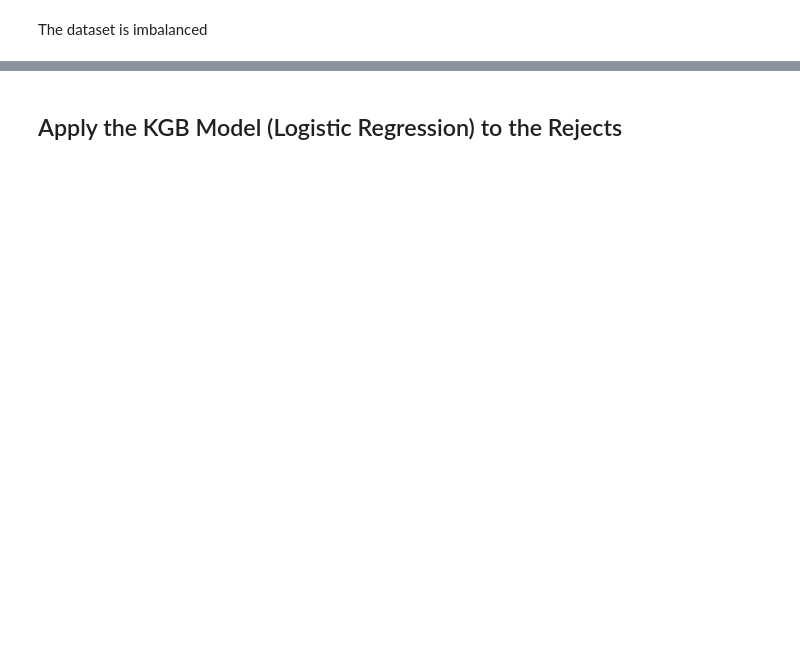
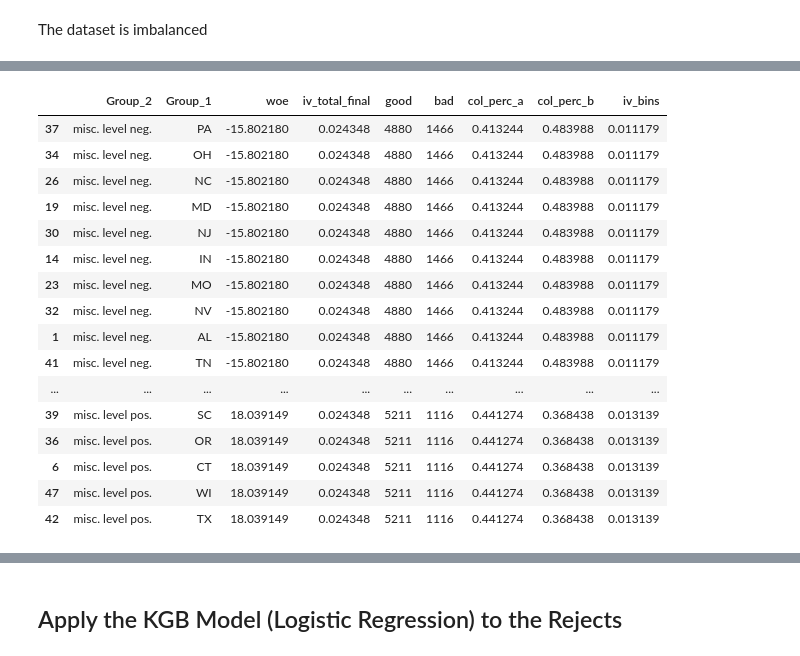
Before and after one commit to AnnaMariaAngelova/Reject_Inference, a Jupyter notebook: RI.ipynb, the cells around one changed output, grey strips where cells are left out. Saved outputs shown, nothing was run; the diff lists cells and outputs as text; code cells hidden in the pictures; blank space fills up the shorter version.

```diff
--- a/RI.ipynb
+++ b/RI.ipynb
@@ -82,3 +108,24 @@ df["loan_amnt2"] = df["loan_amnt"].apply(
 # %%
-#State
-binning = woeBinningPandas.woe_binning (df, "target", "addr_state", 0.1, 0.1, 50, 100, "bad")
+# State
+binning = woeBinningPandas.woe_binning(
+    df, "target", "addr_state", 0.1, 0.1, 50, 100, "bad"
+)
+binning
+# %% [output]
+|  | Group_2 | Group_1 | woe | iv_total_final | good | bad | col_perc_a | col_perc_b | iv_bins |
+| 37 | misc. level neg. | PA | -15.802180 | 0.024348 | 4880 | 1466 | 0.413244 | 0.483988 | 0.011179 |
+| 34 | misc. level neg. | OH | -15.802180 | 0.024348 | 4880 | 1466 | 0.413244 | 0.483988 | 0.011179 |
+| 26 | misc. level neg. | NC | -15.802180 | 0.024348 | 4880 | 1466 | 0.413244 | 0.483988 | 0.011179 |
+| 19 | misc. level neg. | MD | -15.802180 | 0.024348 | 4880 | 1466 | 0.413244 | 0.483988 | 0.011179 |
+| 30 | misc. level neg. | NJ | -15.802180 | 0.024348 | 4880 | 1466 | 0.413244 | 0.483988 | 0.011179 |
+| 14 | misc. level neg. | IN | -15.802180 | 0.024348 | 4880 | 1466 | 0.413244 | 0.483988 | 0.011179 |
+| 23 | misc. level neg. | MO | -15.802180 | 0.024348 | 4880 | 1466 | 0.413244 | 0.483988 | 0.011179 |
+| 32 | misc. level neg. | NV | -15.802180 | 0.024348 | 4880 | 1466 | 0.413244 | 0.483988 | 0.011179 |
+| 1 | misc. level neg. | AL | -15.802180 | 0.024348 | 4880 | 1466 | 0.413244 | 0.483988 | 0.011179 |
+| 41 | misc. level neg. | TN | -15.802180 | 0.024348 | 4880 | 1466 | 0.413244 | 0.483988 | 0.011179 |
+| ... | ... | ... | ... | ... | ... | ... | ... | ... | ... |
+| 39 | misc. level pos. | SC | 18.039149 | 0.024348 | 5211 | 1116 | 0.441274 | 0.368438 | 0.013139 |
+| 36 | misc. level pos. | OR | 18.039149 | 0.024348 | 5211 | 1116 | 0.441274 | 0.368438 | 0.013139 |
+| 6 | misc. level pos. | CT | 18.039149 | 0.024348 | 5211 | 1116 | 0.441274 | 0.368438 | 0.013139 |
+| 47 | misc. level pos. | WI | 18.039149 | 0.024348 | 5211 | 1116 | 0.441274 | 0.368438 | 0.013139 |
+| 42 | misc. level pos. | TX | 18.039149 | 0.024348 | 5211 | 1116 | 0.441274 | 0.368438 | 0.013139 |
```
Also changed, not shown: parts of 92 cells of this notebook.
